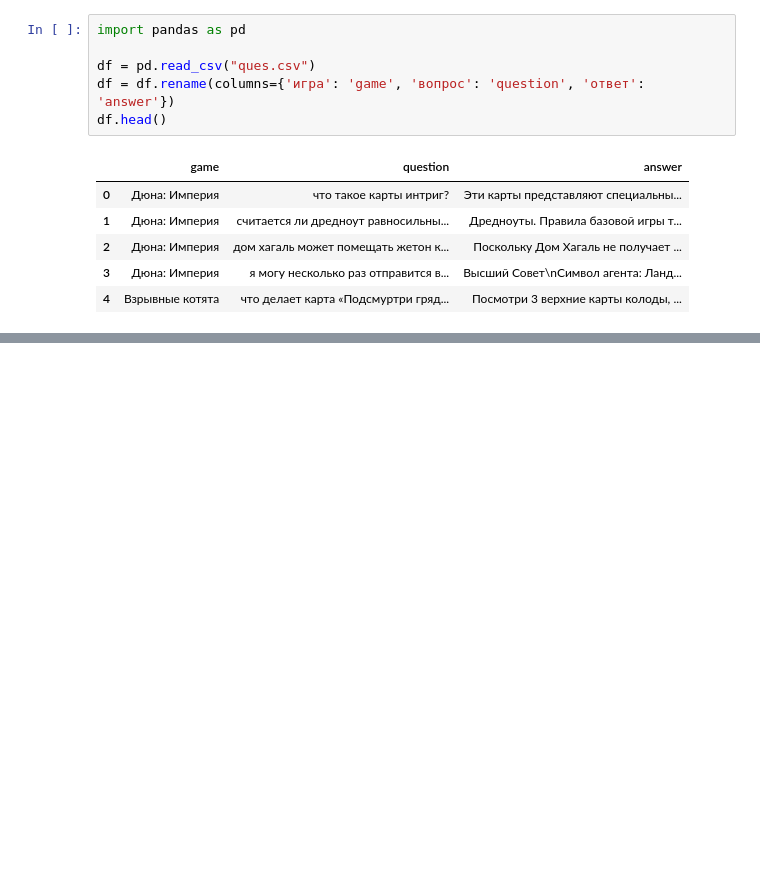
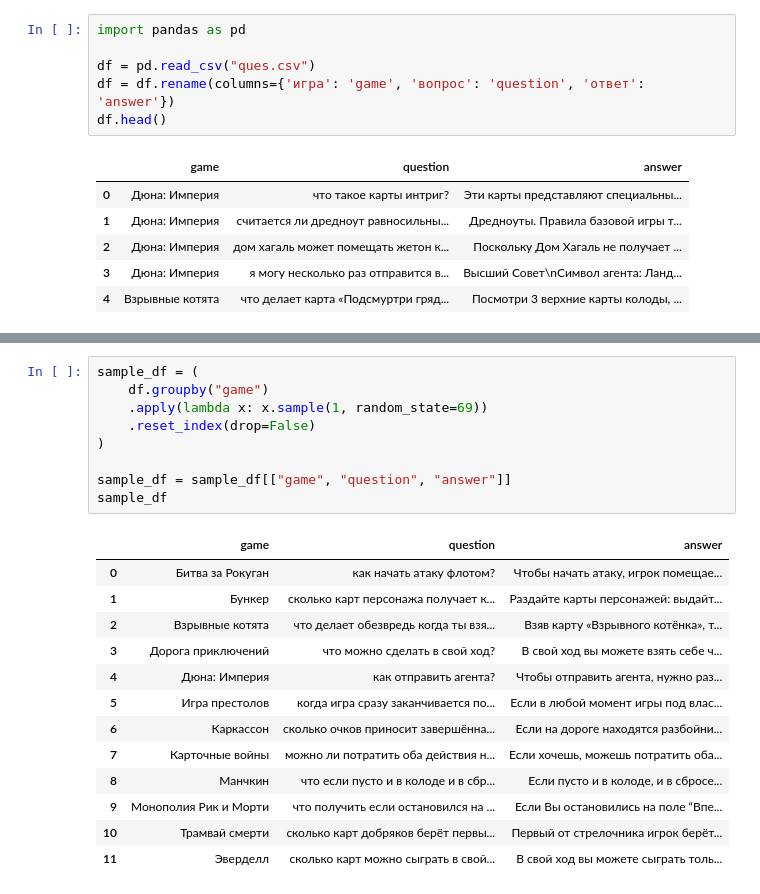
Before and after one commit to kapibeer/coursework, a Jupyter notebook: experiments.ipynb, the cells around one changed output, grey strips where cells are left out. Saved outputs shown, nothing was run; the diff lists cells and outputs as text; blank space fills up the shorter version.

```diff
--- a/experiments.ipynb
+++ b/experiments.ipynb
@@ -1339,0 +2115,23 @@ pretty_print_row(df_scored.iloc[2])
+# %%
+sample_df = (
+    df.groupby("game")
+    .apply(lambda x: x.sample(1, random_state=69))
+    .reset_index(drop=False)
+)
+
+sample_df = sample_df[["game", "question", "answer"]]
+sample_df
+# %% [output]
+|  | game | question | answer |
+| 0 | Битва за Рокуган | как начать атаку флотом? | Чтобы начать атаку, игрок помещае... |
+| 1 | Бункер | сколько карт персонажа получает к... | Раздайте карты персонажей: выдайт... |
+| 2 | Взрывные котята | что делает обезвредь когда ты взя... | Взяв карту «Взрывного котёнка», т... |
+| 3 | Дорога приключений | что можно сделать в свой ход? | В свой ход вы можете взять себе ч... |
+| 4 | Дюна: Империя | как отправить агента? | Чтобы отправить агента, нужно раз... |
+| 5 | Игра престолов | когда игра сразу заканчивается по... | Если в любой момент игры под влас... |
+| 6 | Каркассон | сколько очков приносит завершённа... | Если на дороге находятся разбойни... |
+| 7 | Карточные войны | можно ли потратить оба действия н... | Если хочешь, можешь потратить оба... |
+| 8 | Манчкин | что если пусто и в колоде и в сбр... | Если пусто и в колоде, и в сбросе... |
+| 9 | Монополия Рик и Морти | что получить если остановился на ... | Если Вы остановились на поле “Впе... |
+| 10 | Трамвай смерти | сколько карт добряков берёт первы... | Первый от стрелочника игрок берёт... |
+| 11 | Эверделл | сколько карт можно сыграть в свой... | В свой ход вы можете сыграть толь... |
```
Also changed, not shown: parts of 89 cells of this notebook, 2 other files.
